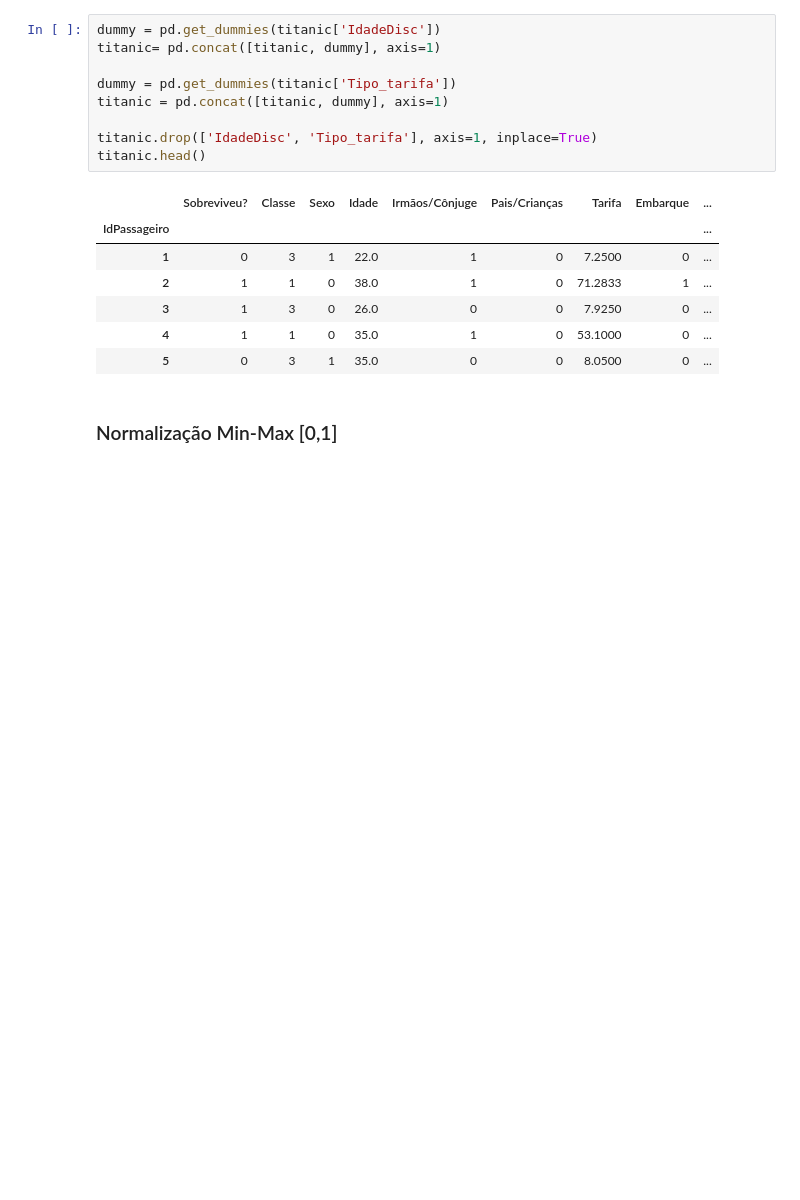
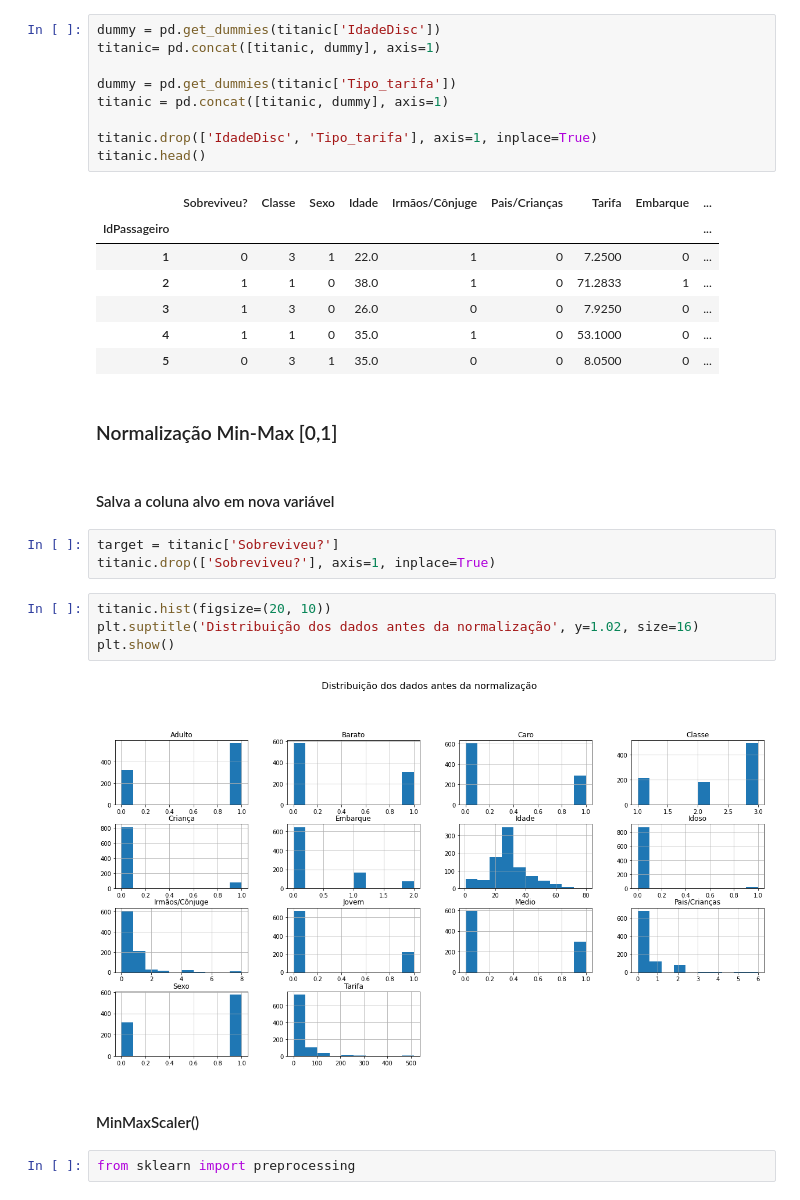
Before and after one commit to LilianeAquino/aula_pos_data_preparation, a Jupyter notebook: aula_31/Aula 31 - Data Preparation.ipynb, the cells around one changed output. Drawn from its saved outputs; the diff is of its cells as text; blank space fills up the shorter version.

```diff
--- a/aula_31/Aula 31 - Data Preparation.ipynb
+++ b/aula_31/Aula 31 - Data Preparation.ipynb
@@ -208,3 +208,18 @@ titanic.head()
 | 5 | 0 | 3 | 1 | 35.0 | 0 | 0 | 8.0500 | 0 | ... |
 # %% [markdown]
 ### Normalização Min-Max  [0,1]
+# %% [markdown]
+#### Salva a coluna alvo em nova variável
+# %%
+target = titanic['Sobreviveu?']
+titanic.drop(['Sobreviveu?'], axis=1, inplace=True)
+# %%
+titanic.hist(figsize=(20, 10))
+plt.suptitle('Distribuição dos dados antes da normalização', y=1.02, size=16)
+plt.show()
+# %% [output]
+[figure, added]
+# %% [markdown]
+#### MinMaxScaler()
+# %%
+from sklearn import preprocessing
```
Also changed, not shown: parts of 49 cells of this notebook.
